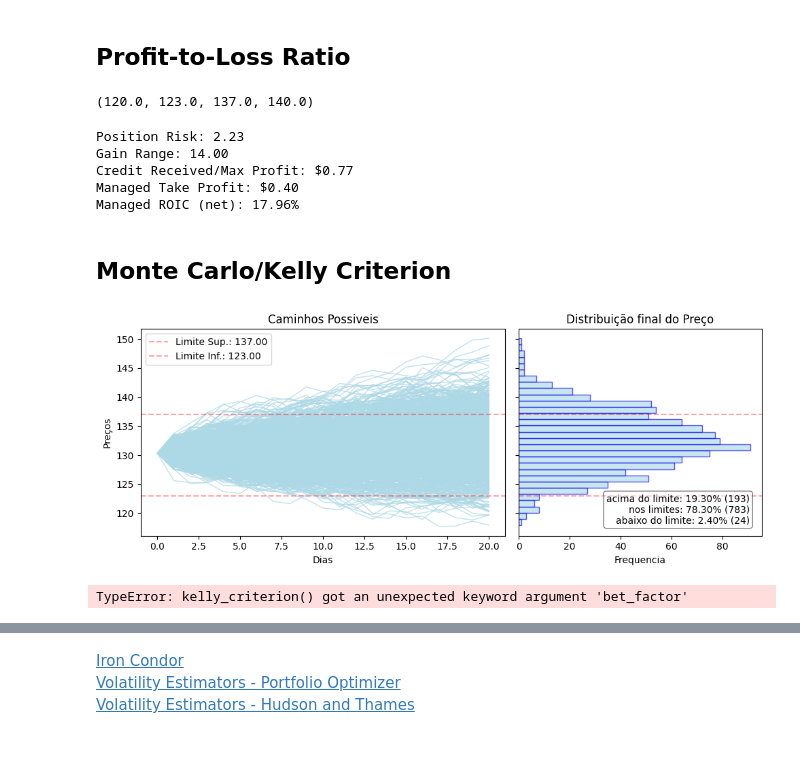
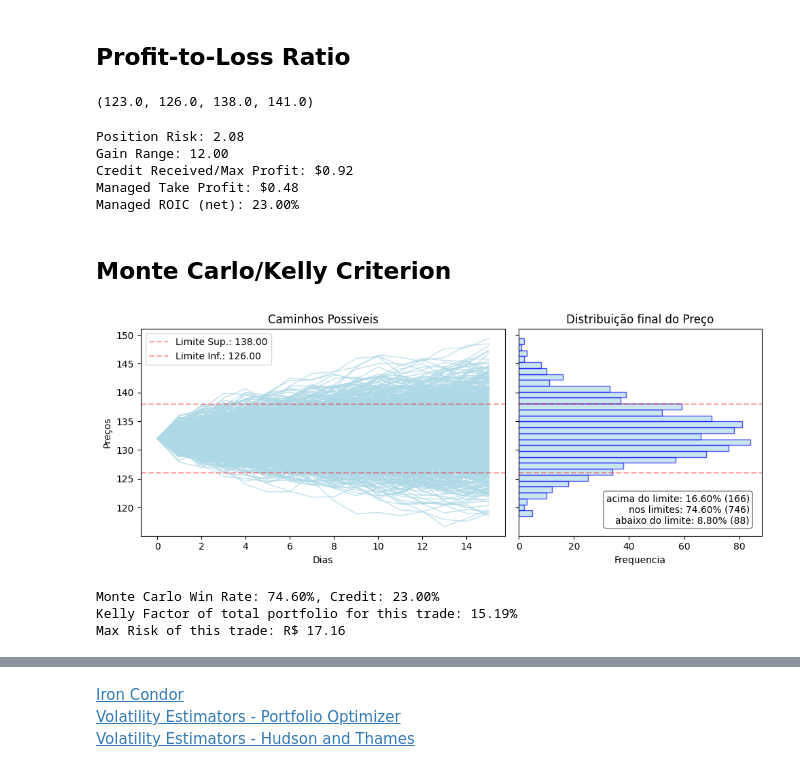
Before and after one commit to colantuono/short_vol, a Jupyter notebook: trading_system.ipynb, the cells around one changed output, grey strips where cells are left out. Saved outputs shown, nothing was run; the diff lists cells and outputs as text; code cells hidden in the pictures.

```diff
--- a/trading_system.ipynb
+++ b/trading_system.ipynb
@@ -54,19 +53,21 @@ options_chain_back.iloc[(options_chain_back['Strike'] - S).abs().argsort()][:2]
 # %% [markdown]
 ## Rets/Vol
 # %%
-r = 0.1025 # taxa livre de risco # automatiza depois
 
-K = options_chain_back[(options_chain_back['Moneyness'] == 'ATM') & (options_chain_back['Type'] == 'CALL')].sort_values('abs_Distance')[:1]['Strike'].iloc[0] # Strike
-dte = (datetime.strptime(exp_date_back, '%Y-%m-%d') - datetime.today()).days # dia ate vencimento
-T = dte/252   # ano até vencmento
-market_price = options_chain_back[(options_chain_back['Moneyness'] == 'ATM') & (options_chain_back['Type'] == 'CALL')].sort_values('abs_Distance')[:1]['Premium'].iloc[0]  # Market price of the option
+K = options_chain_back.iloc[(options_chain_back['Strike'] - S).abs().argsort().iloc[0]]['Strike']
+dte_front = (datetime.strptime(exp_date_front, '%Y-%m-%d') - datetime.today()).days # dia ate vencimento
+dte_back = (datetime.strptime(exp_date_back, '%Y-%m-%d') - datetime.today()).days # dia ate vencimento
+dte = int(dte_back/7*5)
+T = dte_back/252   # ano até vencmento
+market_price_back = options_chain_back[(options_chain_back['Moneyness'] == 'ATM') & (options_chain_back['Type'] == 'CALL')].sort_values('abs_Distance')[:1]['Premium'].iloc[0]  # Market price of the option
+market_price_front = options_chain_front[(options_chain_front['Moneyness'] == 'ATM') & (options_chain_front['Type'] == 'CALL')].sort_values('abs_Distance')[:1]['Premium'].iloc[0]  # Market price of the option
 # %%
 rets = stock_df[['Close']].pct_change().dropna()
-mu = annualized_returns(rets, dte)
+mu = annualized_returns(rets, dte_back)
 ann_mu = annualized_returns(rets, 252)
 
-sigma = yang_zhang_volatility(stock_df, dte, annualized=False)
-ann_sigma = yang_zhang_volatility(stock_df, dte, annualized=True)
+sigma = yang_zhang_volatility(stock_df, 30, annualized=False)
+ann_sigma = yang_zhang_volatility(stock_df, 30, annualized=True)
 
 print(f'MU: {mu:.2%}, SIGMA: {sigma.iloc[-1]:.2%}\nANN_MU: {ann_mu:.2%}, ann_sigma: {ann_sigma.iloc[-1]:.2%}')
 # %% [output]
@@ -112,23 +118,36 @@ Range Expectation using MAD Straddle 123.18 e 137.50
 # %% [markdown]
 ## Profit-to-Loss Ratio
 # %%
-wing_width = 3
-long_put_strike, short_put_strike, short_call_strike, long_call_strike = select_iron_condor_strikes(lower, upper, options_chain_back, wing_width)
+
+long_put_strike, short_put_strike, short_call_strike, long_call_strike = select_iron_condor_strikes(lower,
+                                                                                                    upper,
+                                                                                                    options_chain_back,
+                                                                                                    wing_width)
 # %%
 long_put_strike, short_put_strike, short_call_strike, long_call_strike
 # %% [output]
-(120.0, 123.0, 137.0, 140.0)
+(123.0, 126.0, 138.0, 141.0)
 # %%
-max_loss, gain_range, credit_received, profit, roc, leg_width = iron_condor(options_chain_back, long_put_strike, short_put_strike, short_call_strike, long_call_strike, qty=1)
+max_loss, gain_range, credit_received, profit, roc, leg_width = iron_condor(options_chain_back,
+                                                                            long_put_strike,
+                                                                            short_put_strike,
+                                                                            short_call_strike,
+                                                                            long_call_strike,
+                                                                            qty=1)
 # %% [output]
-Position Risk: 2.23
-Gain Range: 14.00
-Credit Received/Max Profit: $0.77
-Managed Take Profit: $0.40
-Managed ROIC (net): 17.96%
+Position Risk: 2.08
+Gain Range: 12.00
+Credit Received/Max Profit: $0.92
+Managed Take Profit: $0.48
+Managed ROIC (net): 23.00%
 # %% [markdown]
 ## Monte Carlo/Kelly Criterion
 # %%
 steps_per_year = 252
 n_scenarios = 1000
 n_years = dte/252  ## time to expiry in years
+
+paths = gbm(n_years, n_scenarios, ann_mu, ann_sigma.iloc[-1], steps_per_year, S)
+win_pct, loss_above, loss_bellow = plot_paths(paths[:(dte - 21)], ceiling=short_call_strike, floor=short_put_strike)
+# %% [output]
+[figure, added]
@@ -137,14 +154,18 @@ paths = gbm(n_years, n_scenarios, ann_mu, ann_sigma.iloc[-1], steps_per_year, S)
-# %%
-win_pct, loss_above, loss_bellow = plot_paths(paths[:21], ceiling=short_call_strike, floor=short_put_strike)
-# %% [output]
-[figure, removed]
 # %%
-kelly_fraction, max_risk = kelly_criterion(win_pct, kelly=.5, bet_factor=roc, portfolio_size=10000)
+p = win_pct
+R = roc
+L = max_loss / credit_received
 
+
+max_risk, kelly_fraction  = kelly_criterion(p, R, L, portfolio_size, multiplier)
+
+print(f'Monte Carlo Win Rate: {win_pct:.2%}, Credit: {roc:.2%}')
 print(f'Kelly Factor of total portfolio for this trade: {kelly_fraction:.2%} ')
 print(f'Max Risk of this trade: R$ {max_risk:.2f}')
 # %% [output]
-TypeError: kelly_criterion() got an unexpected keyword argument 'bet_factor'
+Monte Carlo Win Rate: 74.60%, Credit: 23.00%
+Kelly Factor of total portfolio for this trade: 15.19%
+Max Risk of this trade: R$ 17.16
 # %%
 qty = math.floor(max_risk/max_loss)
 print(f'Quantity of ICs to buy: {qty}')
```
Also changed, not shown: parts of 18 cells of this notebook, 3 other files.
